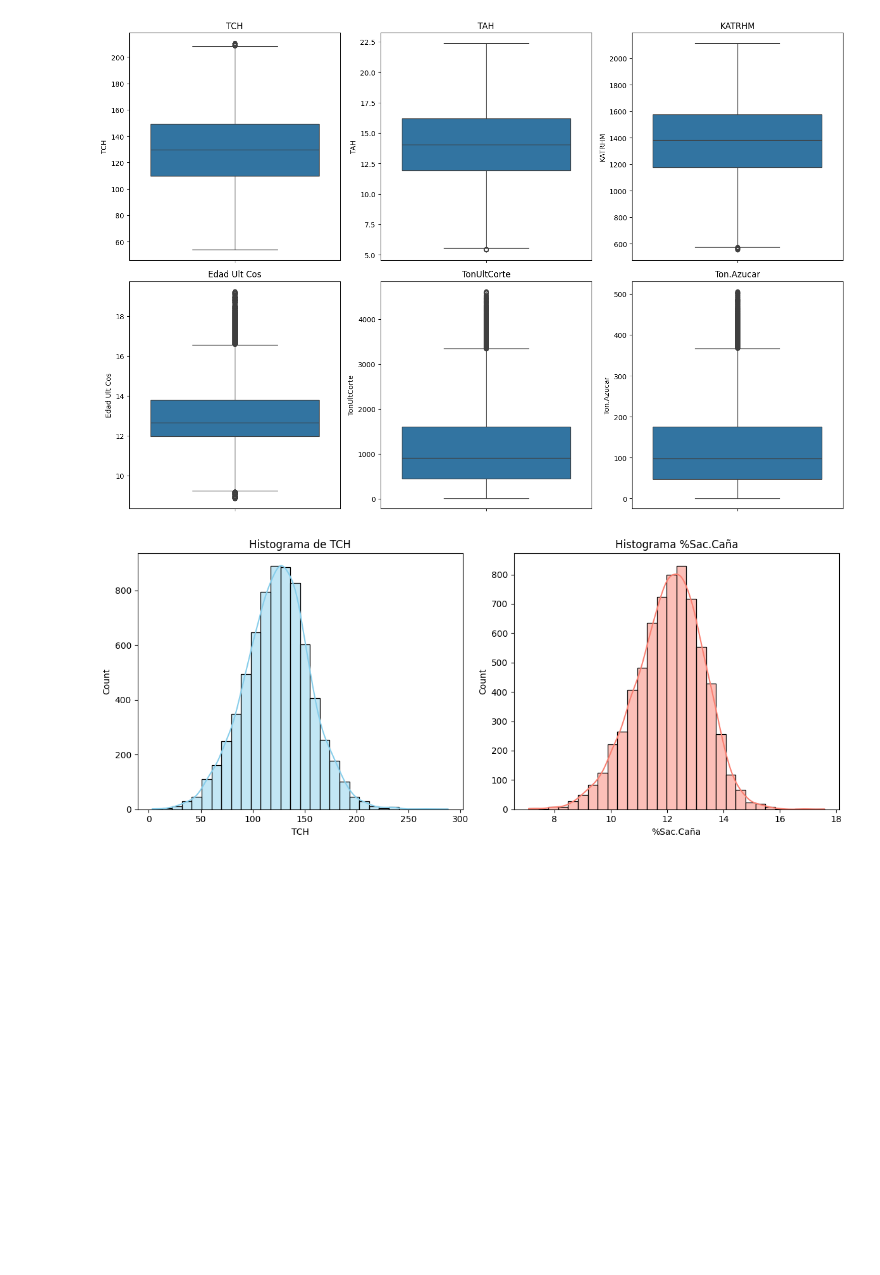
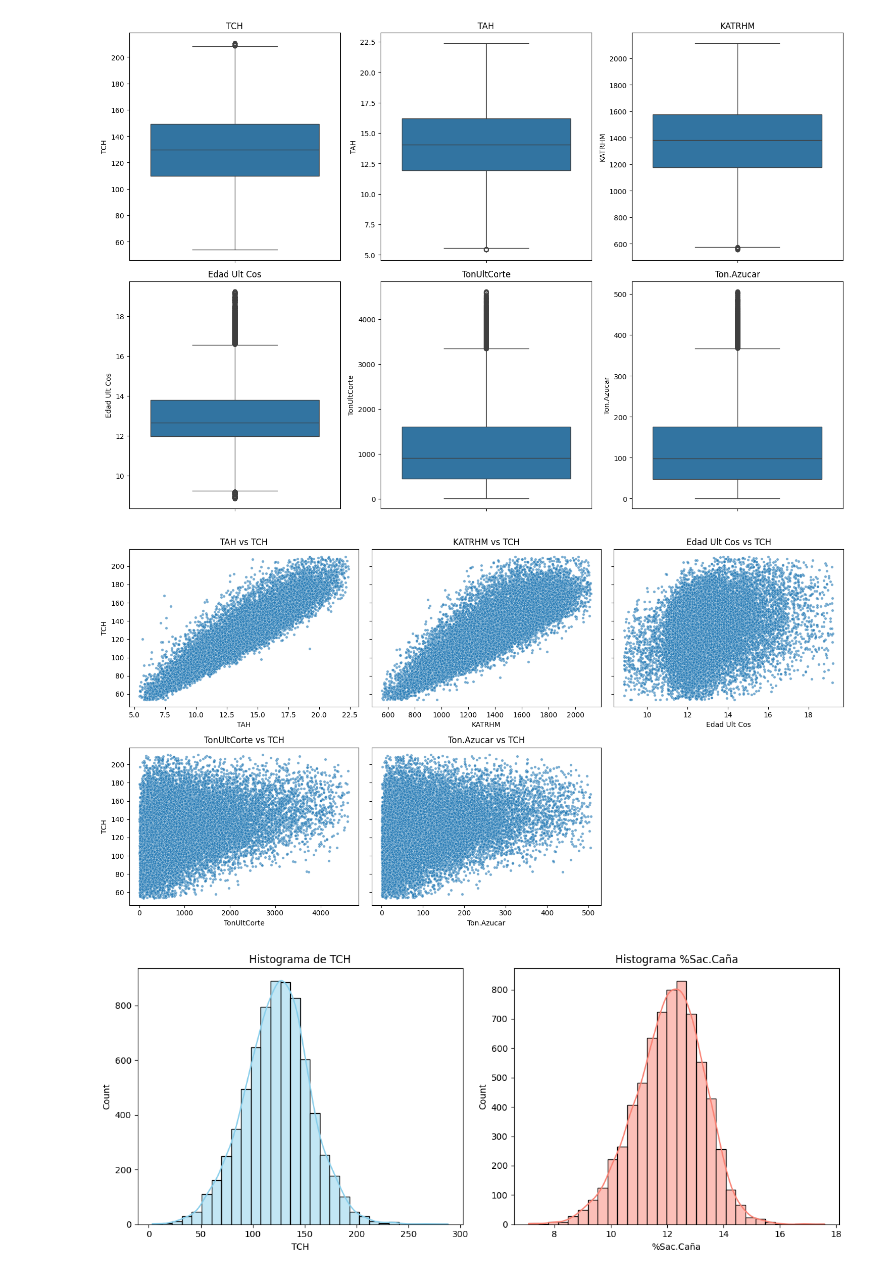
Before and after one commit to DavidCrespo72/AnalisisDatos, a Jupyter notebook: Taller_Final_AP_Aut_1.ipynb, the cells around one changed output. Cells and saved outputs as stored; diff of their text form; code cells hidden in the pictures; blank space fills up the shorter version.

```diff
--- a/Taller_Final_AP_Aut_1.ipynb
+++ b/Taller_Final_AP_Aut_1.ipynb
@@ -716,6 +716,35 @@ plt.tight_layout()
 plt.show()
 # %% [output]
 [figure]
+# %%
+import math
+import seaborn as sns
+import matplotlib.pyplot as plt
+
+y = "TCH"  # tu variable objetivo en eje Y
+
+# Tomar todas las numéricas excepto Y
+x_cols = df_filtered_outliers.select_dtypes(include=['number']).columns.drop(y)
+
+n = len(x_cols)
+ncols = 3   # número de gráficos por fila
+nrows = math.ceil(n / ncols)
+
+fig, axes = plt.subplots(nrows, ncols, figsize=(5*ncols, 4*nrows), sharey=True)
+axes = axes.flatten()
+
+for i, col in enumerate(x_cols):
+    sns.scatterplot(data=df_filtered_outliers, x=col, y=y, ax=axes[i], s=15, alpha=0.6)
+    axes[i].set_title(f"{col} vs {y}")
+
+# Quitar ejes vacíos si sobran
+for j in range(i+1, len(axes)):
+    fig.delaxes(axes[j])
+
+plt.tight_layout()
+plt.show()
+# %% [output]
+[figure, added]
 # %%
 # Crear lienzo con 2 subplots (1 fila, 2 columnas)
 fig, axes = plt.subplots(1, 2, figsize=(12, 5))
```
Also changed, not shown: parts of 18 cells of this notebook.
